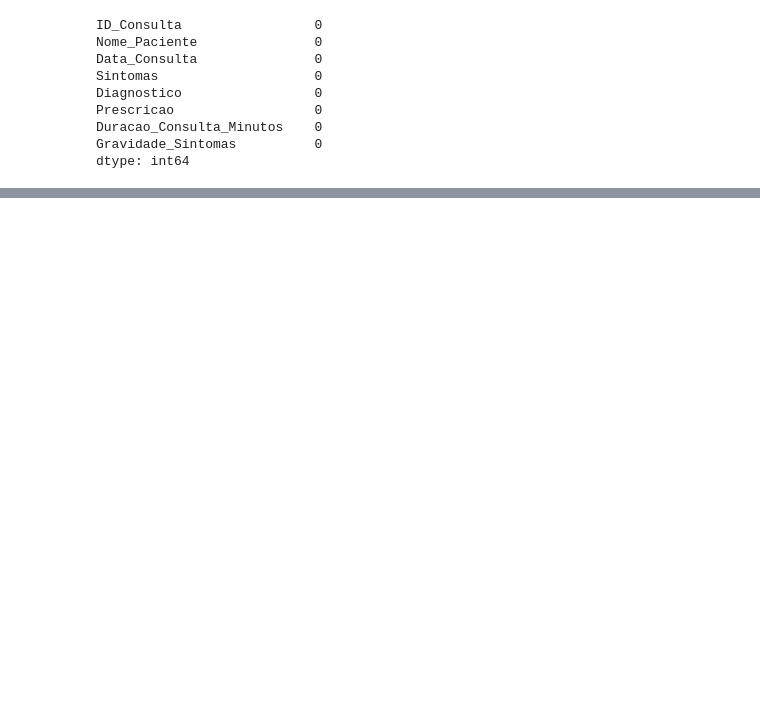
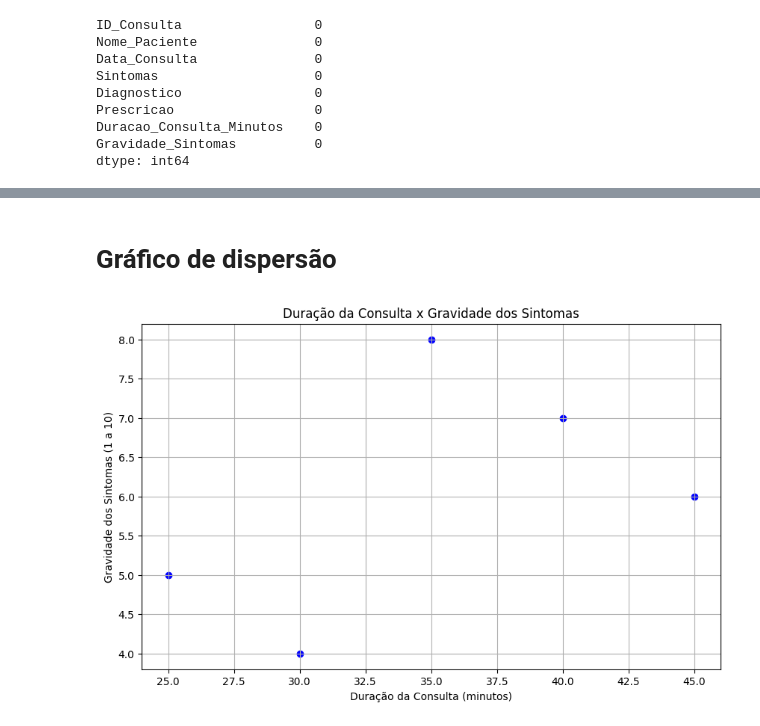
Before and after one commit to reprograma/on35-python-s12-pandas-numpy-II, a Jupyter notebook: exercicios/para-sala/ex_extra.ipynb, the cells around one changed output, grey strips where cells are left out. Drawn from its saved outputs; the diff is of its cells as text; code cells hidden in the pictures; blank space fills up the shorter version.

```diff
--- a/exercicios/para-sala/ex_extra.ipynb
+++ b/exercicios/para-sala/ex_extra.ipynb
@@ -88,3 +88,15 @@ df.head()
 | 2 | 3 | Carlos Souza | 2024-08-03 | Náusea, Vômito | Gastrite | Antiácido, Dieta | 25 | ... |
 | 3 | 4 | Ana Paula | 2024-08-04 | Dor de Garganta | Amigdalite | Antibiótico | 40 | ... |
 | 4 | 5 | Marcos Lima | 2024-08-05 | Cansaço, Falta de Ar | Bronquite | Broncodilatador | 35 | ... |
+# %% [markdown]
+# Gráfico de dispersão
+# %%
+plt.figure(figsize=(10, 6))
+plt.scatter(df['Duracao_Consulta_Minutos'], df['Gravidade_Sintomas'], color='blue')
+plt.title('Duração da Consulta x Gravidade dos Sintomas')
+plt.xlabel('Duração da Consulta (minutos)')
+plt.ylabel('Gravidade dos Sintomas (1 a 10)')
+plt.grid(True)
+plt.show()
+# %% [output]
+[figure, added]
```
